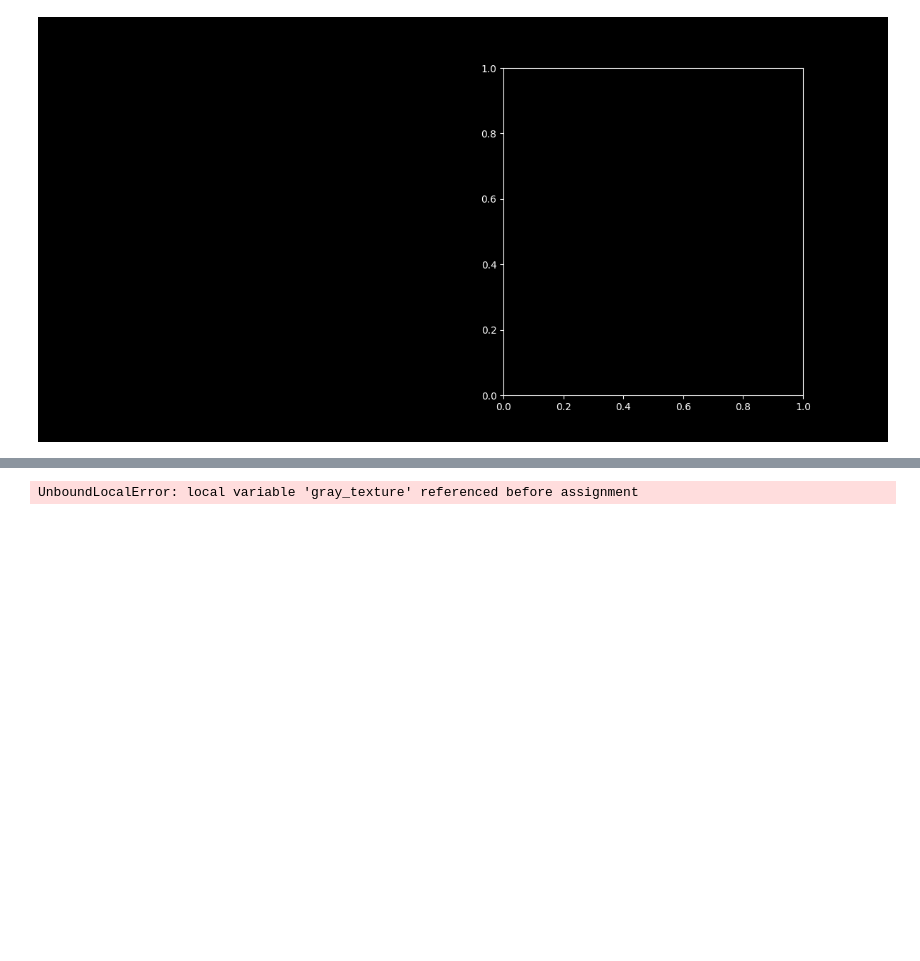
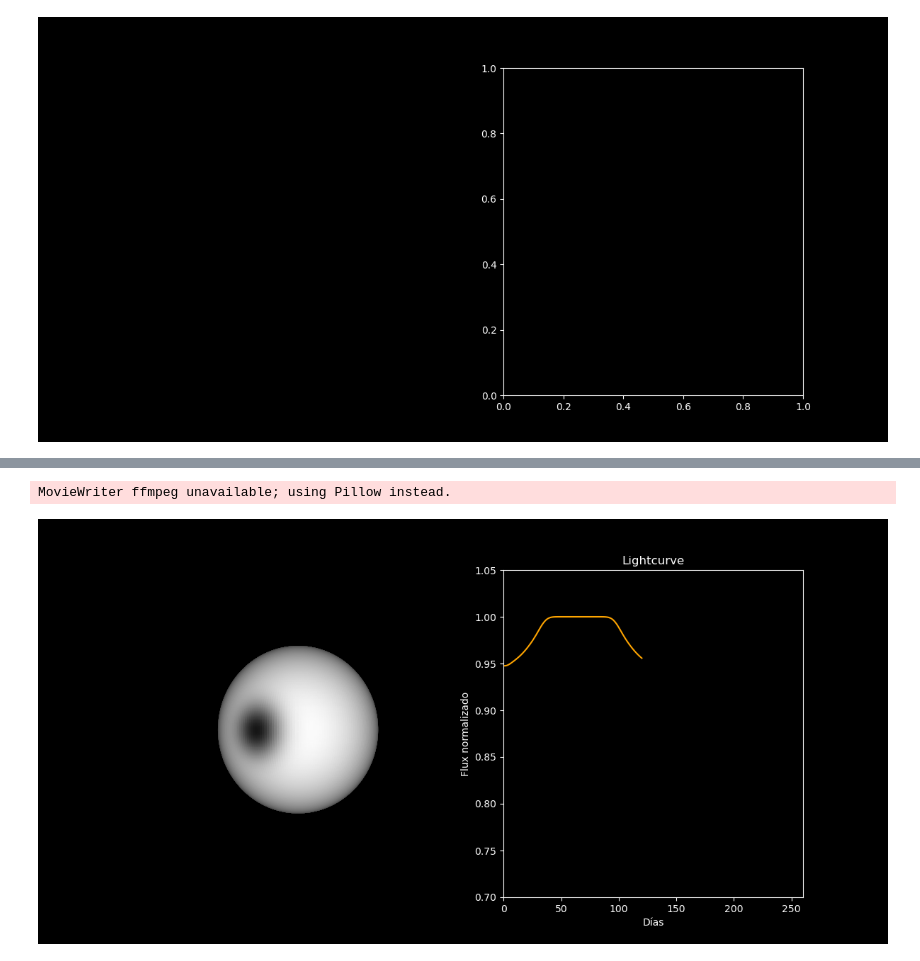
Before and after one commit to Ruben94astro/Tesis, a Jupyter notebook: Lightcurve generate.ipynb, the cells around one changed output, grey strips where cells are left out. Saved outputs shown, nothing was run; the diff lists cells and outputs as text; code cells hidden in the pictures; blank space fills up the shorter version.

```diff
--- a/Lightcurve generate.ipynb
+++ b/Lightcurve generate.ipynb
@@ -280,6 +280,7 @@ spot_phi_rad = np.deg2rad(spot_phi_deg)
 spot_radius_rad = np.deg2rad(spot_radius_deg)
 
 # Ángulo de vista (observador)
+
 elev = 0
 azim = 0
 elev_rad = np.deg2rad(elev)
@@ -289,24 +290,14 @@ v_x = np.cos(elev_rad) * np.cos(azim_rad)
 v_y = np.cos(elev_rad) * np.sin(azim_rad)
 v_z = np.sin(elev_rad)
 
-# # Limb darkening
-# mu = (x * v_x + y * v_y + z * v_z) / r
-# mu = np.clip(mu, 0, 1)
-# u = 0.8  # coeficiente de limb darkening
-# gray_texture *= (1 - u * (1 - mu))
-
-
+# Limb darkening
 mu = (x * v_x + y * v_y + z * v_z) / r
 mu = np.clip(mu, 0, 1)
-def limb_darkening(coeficient):
-    ###Limb Darkening function
-    global gray_texture
-    gray_texture *= (1 - u * (1 - mu))
-
-
-u = 0.8  #------>coefficient of limb darkenin
-limb_darkening(u)
-
+constant = 0.8  # coeficiente de limb darkening
+def limbdarkening(u):
+    return (1 - u * (1 - mu))
+lineal_darkening = limbdarkening(constant)
+gray_texture *= lineal_darkening
 
 # Figura
 plt.style.use('dark_background')
@@ -334,39 +325,37 @@ def animate(i):
     # Copia de textura para esta animación
     texture = np.copy(gray_texture)
 
     # Movimiento de la mancha
-    spot_theta_rad = np.deg2rad(spot_theta_deg) + (2*np.pi*i/260)
+    spot_theta_rad = np.deg2rad(spot_theta_deg) + (4*np.pi*i/260)
     delta_theta = np.arccos(np.cos(theta_mesh - spot_theta_rad))
     delta_phi = np.abs(phi_mesh - spot_phi_rad)
     distance_squared = delta_theta**2 + delta_phi**2
     sigma_squared = (spot_radius_rad / 2)**2
     spot_mask = np.exp(-distance_squared / (2 * sigma_squared))
 
     # Aplicar mancha oscura
     texture *= (1 - 0.9 * spot_mask)
 
-    # Convertir a textura RGBA para graficar
-    texture_rgba = np.zeros((res, res, 4))
-    texture_rgba[:, :, 0:3] = texture[:, :, np.newaxis]  # RGB igual
-    texture_rgba[:, :, 3] = 1  # Alpha
 
     # Dibujar la superficie
-    surf = ax_sphere.plot_surface(x, y, z, rstride=1, cstride=1, facecolors=texture_rgba, shade=False)
+   #surf = ax_sphere.plot_surface(x, y, z, rstride=1, cstride=1, facecolors=texture, shade=False)
+    surf = ax_sphere.plot_surface(x, y, z, rstride=1, cstride=1, facecolors=plt.cm.gray(texture), shade=False)
 
     # Calcular flujo visible
     visible = mu > 0
     total_flux = np.sum(texture[visible])
     fluxes.append(total_flux)
 
     # Normalizar e ingresar a la curva
     fluxes_normalized = normalize([fluxes], norm="max")[0]
     line_curve.set_data(np.arange(len(fluxes)), fluxes_normalized)
 
     return [surf, line_curve]
 
 # Animación
-ani = animation.FuncAnimation(fig, animate, frames=260, interval=60, blit=False)
-ani.save('lightcurve_white_star.gif', writer='ffmpeg', fps=20)
+ani = animation.FuncAnimation(fig, animate, frames=120, interval=60, blit=False)
+ani.save('lightcurve_velocity.gif', writer='ffmpeg', fps=20)
 plt.show()
 # %% [output]
-UnboundLocalError: local variable 'gray_texture' referenced before assignment
+MovieWriter ffmpeg unavailable; using Pillow instead.
+[figure, added]
```
Also changed, not shown: parts of 1 cell of this notebook.
